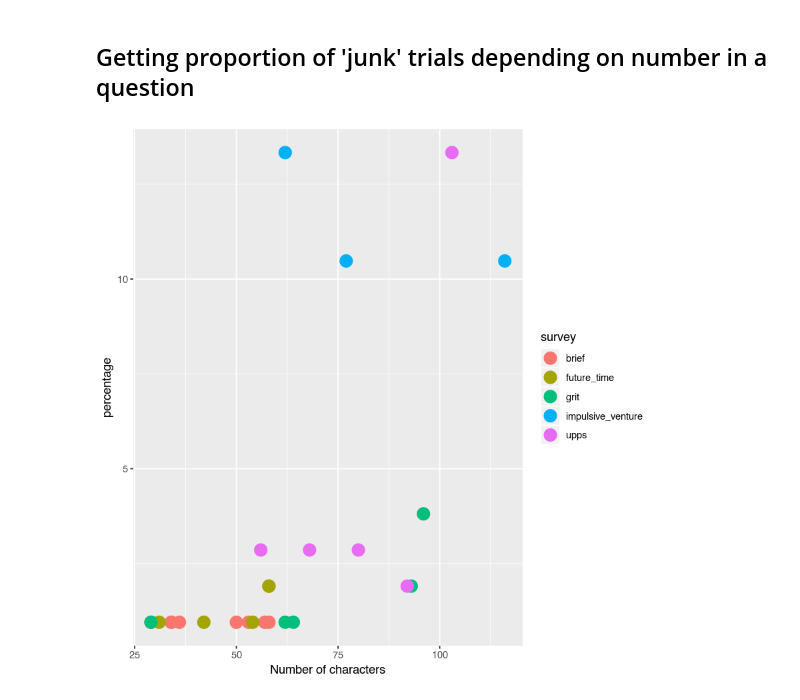
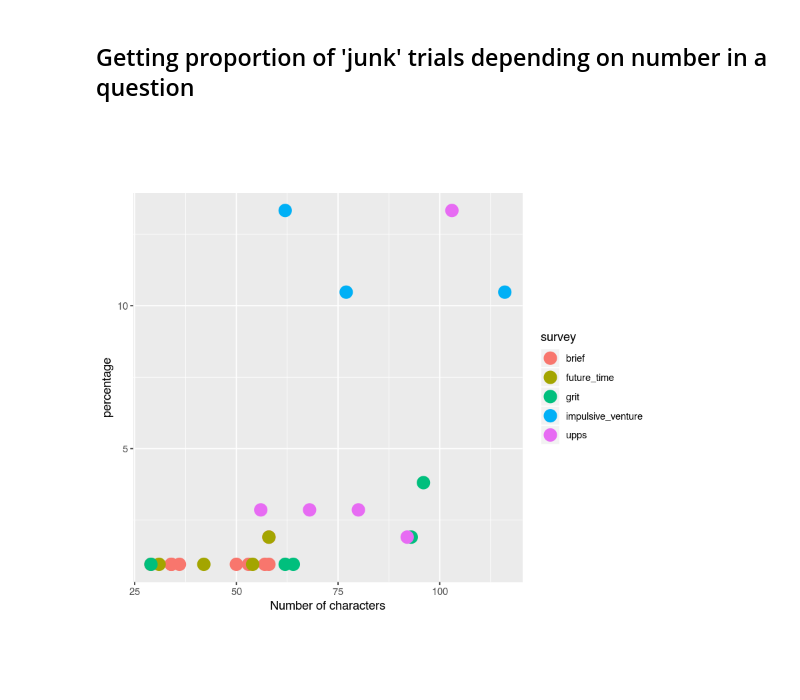
Before and after one commit to kfinc/self-regulation-ontology-survey_fmri, a Jupyter notebook: junk_trials_check.ipynb, the cells around one changed output. Cells and saved outputs as stored; diff of their text form; code cells hidden in the pictures.

```diff
--- a/junk_trials_check.ipynb
+++ b/junk_trials_check.ipynb
@@ -119,19 +120,20 @@ Getting proportion of 'junk' trials depending on number in a question
 # %%
 df_quest <- survey %>%
     mutate(text_char = nchar(item_text)) %>%
     group_by(survey) %>%
     mutate(total_count = n()) %>%
     ungroup() %>%
     mutate(quest_count = 105) %>%
     group_by(survey, item_text, junk, total_count, text_char, quest_count) %>%
     tally() %>%
     mutate(percentage = (n/quest_count)*100)
 
 df_quest %>%
     filter(junk == 'True') %>%
     arrange(percentage) %>%
     ggplot(aes(x = text_char, y = percentage)) +
     geom_point(aes(col = survey), size = 5) +
-    xlab('Number of characters')
+    xlab('Number of characters') +
+    theme(aspect.ratio = 1)
 # %% [output]
-[figure, old version]
+[figure, new version]
```
Also changed, not shown: parts of 1 cell of this notebook.
